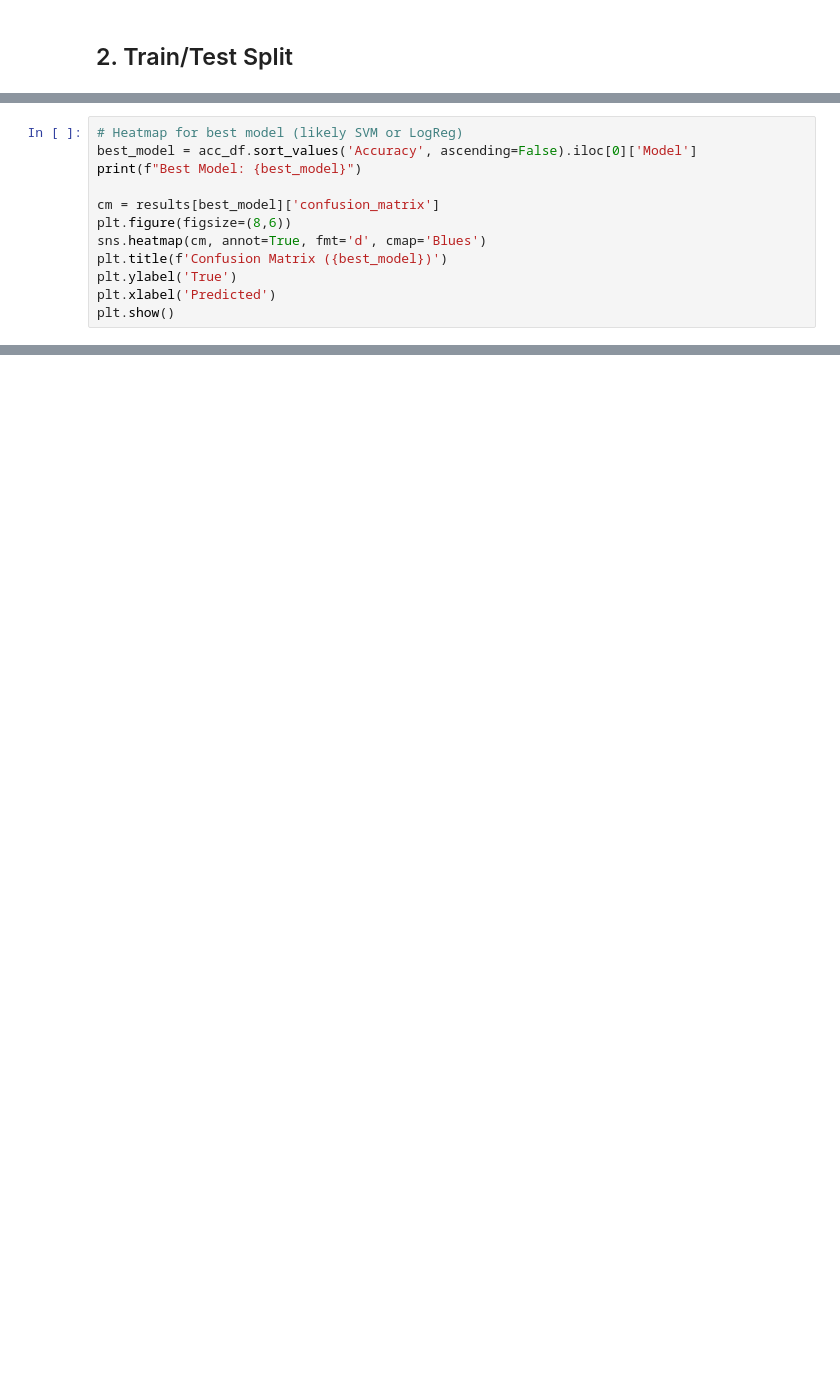
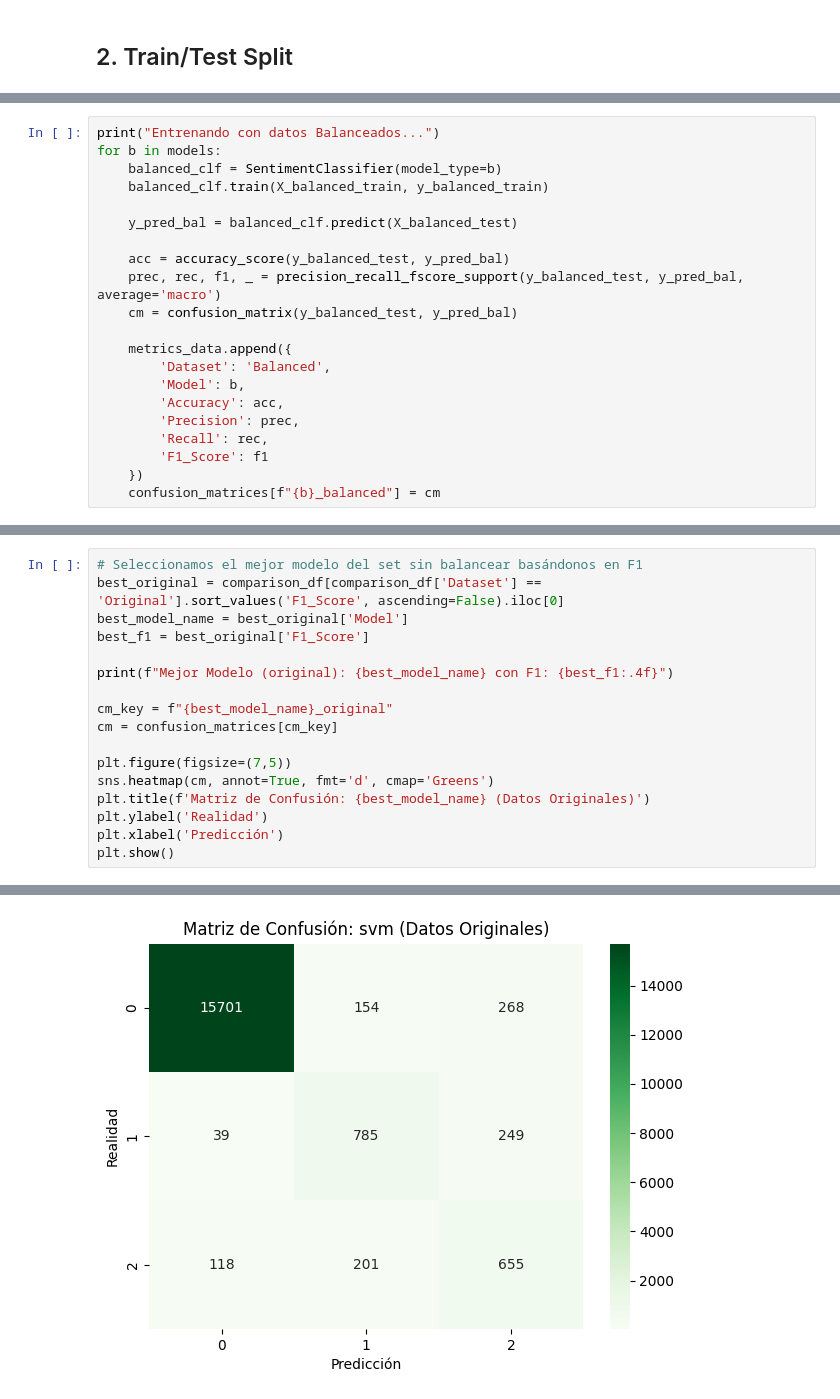
Before and after one commit to oteroantoniogom/SmartCities, a Jupyter notebook: notebooks/raa_phase3_models.ipynb, the cells around one changed output, grey strips where cells are left out. Drawn from its saved outputs; the diff is of its cells as text; blank space fills up the shorter version.

```diff
--- a/notebooks/raa_phase3_models.ipynb
+++ b/notebooks/raa_phase3_models.ipynb
@@ -53,0 +105,21 @@ for m in models:
+# %%
+print("Entrenando con datos Balanceados...")
+for b in models:
+    balanced_clf = SentimentClassifier(model_type=b)
+    balanced_clf.train(X_balanced_train, y_balanced_train)
+
+    y_pred_bal = balanced_clf.predict(X_balanced_test)
+
+    acc = accuracy_score(y_balanced_test, y_pred_bal)
+    prec, rec, f1, _ = precision_recall_fscore_support(y_balanced_test, y_pred_bal, average='macro')
+    cm = confusion_matrix(y_balanced_test, y_pred_bal)
+
+    metrics_data.append({
+        'Dataset': 'Balanced',
+        'Model': b,
+        'Accuracy': acc,
+        'Precision': prec,
+        'Recall': rec,
+        'F1_Score': f1
+    })
+    confusion_matrices[f"{b}_balanced"] = cm
@@ -63,12 +166,18 @@ plt.show()
 # %%
-# Heatmap for best model (likely SVM or LogReg)
-best_model = acc_df.sort_values('Accuracy', ascending=False).iloc[0]['Model']
-print(f"Best Model: {best_model}")
+# Seleccionamos el mejor modelo del set sin balancear basándonos en F1
+best_original = comparison_df[comparison_df['Dataset'] == 'Original'].sort_values('F1_Score', ascending=False).iloc[0]
+best_model_name = best_original['Model']
+best_f1 = best_original['F1_Score']
 
-cm = results[best_model]['confusion_matrix']
-plt.figure(figsize=(8,6))
-sns.heatmap(cm, annot=True, fmt='d', cmap='Blues')
-plt.title(f'Confusion Matrix ({best_model})')
-plt.ylabel('True')
-plt.xlabel('Predicted')
+print(f"Mejor Modelo (original): {best_model_name} con F1: {best_f1:.4f}")
+
+cm_key = f"{best_model_name}_original"
+cm = confusion_matrices[cm_key]
+
+plt.figure(figsize=(7,5))
+sns.heatmap(cm, annot=True, fmt='d', cmap='Greens')
+plt.title(f'Matriz de Confusión: {best_model_name} (Datos Originales)')
+plt.ylabel('Realidad')
+plt.xlabel('Predicción')
 plt.show()
+# %% [output]
@@ -74,0 +185 @@ plt.show()
+[figure, added]
```
Also changed, not shown: parts of 24 cells of this notebook, 5 other files.
